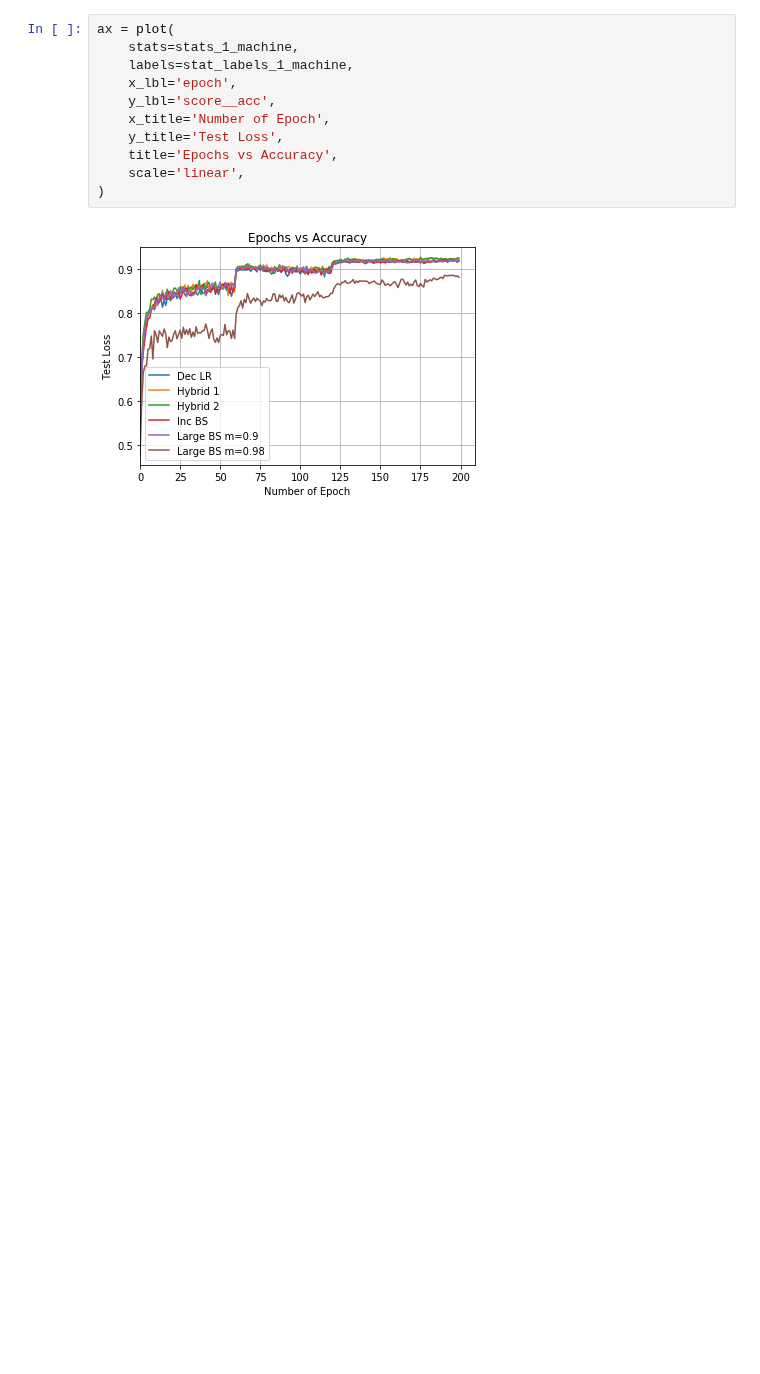
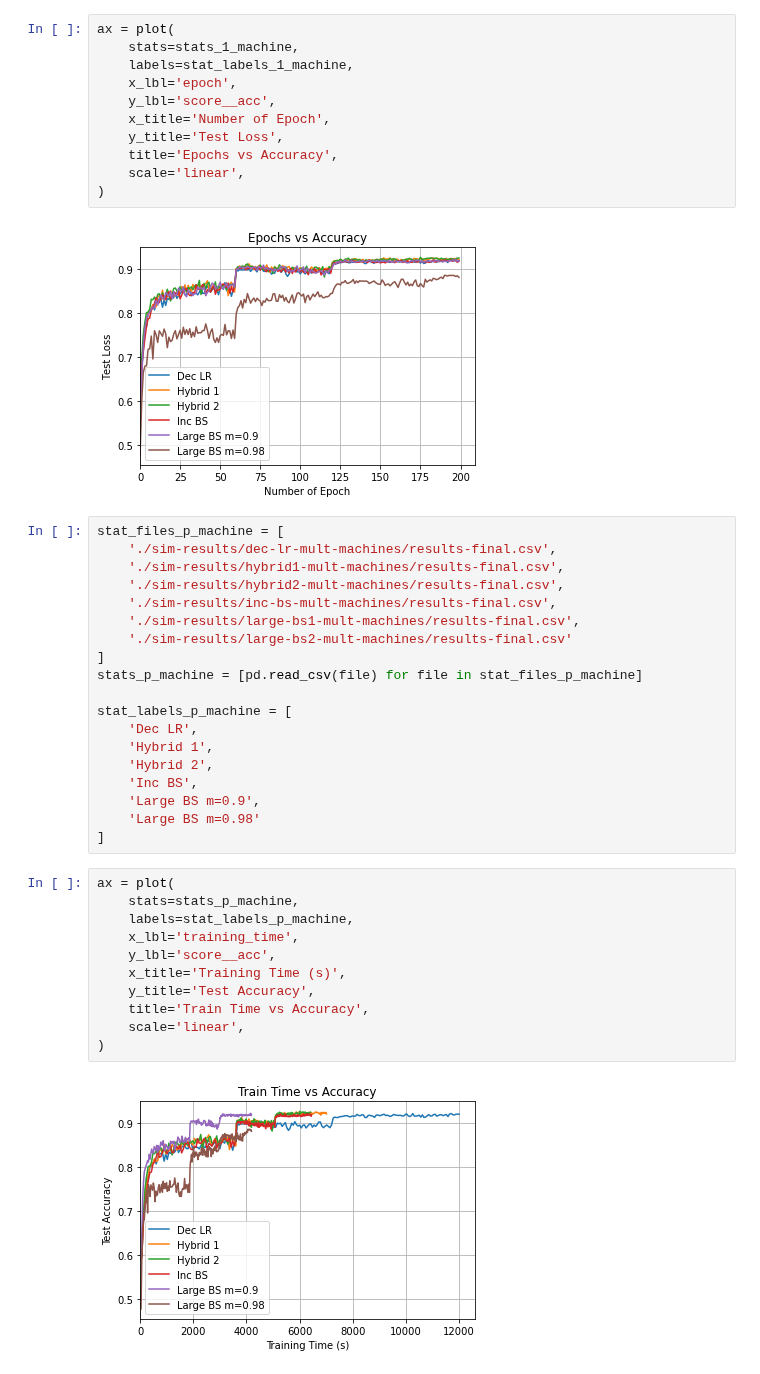
Before and after one commit to stsievert/adadamp-experiments, a Jupyter notebook: exp-dask/viz-sim.ipynb, the cells around one changed output. Saved outputs shown, nothing was run; the diff lists cells and outputs as text; blank space fills up the shorter version.

```diff
--- a/exp-dask/viz-sim.ipynb
+++ b/exp-dask/viz-sim.ipynb
@@ -149,3 +149,35 @@ ax = plot(
 )
 # %% [output]
 [figure]
+# %%
+stat_files_p_machine = [
+    './sim-results/dec-lr-mult-machines/results-final.csv',
+    './sim-results/hybrid1-mult-machines/results-final.csv',
+    './sim-results/hybrid2-mult-machines/results-final.csv',
+    './sim-results/inc-bs-mult-machines/results-final.csv',
+    './sim-results/large-bs1-mult-machines/results-final.csv',
+    './sim-results/large-bs2-mult-machines/results-final.csv'
+]
+stats_p_machine = [pd.read_csv(file) for file in stat_files_p_machine]
+
+stat_labels_p_machine = [
+    'Dec LR',
+    'Hybrid 1',
+    'Hybrid 2',
+    'Inc BS',
+    'Large BS m=0.9',
+    'Large BS m=0.98'
+]
+# %%
+ax = plot(
+    stats=stats_p_machine,
+    labels=stat_labels_p_machine,
+    x_lbl='training_time',
+    y_lbl='score__acc',
+    x_title='Training Time (s)',
+    y_title='Test Accuracy',
+    title='Train Time vs Accuracy',
+    scale='linear',
+)
+# %% [output]
+[figure, added]
```
Also changed, not shown: parts of 2 cells of this notebook, 2 other files.
